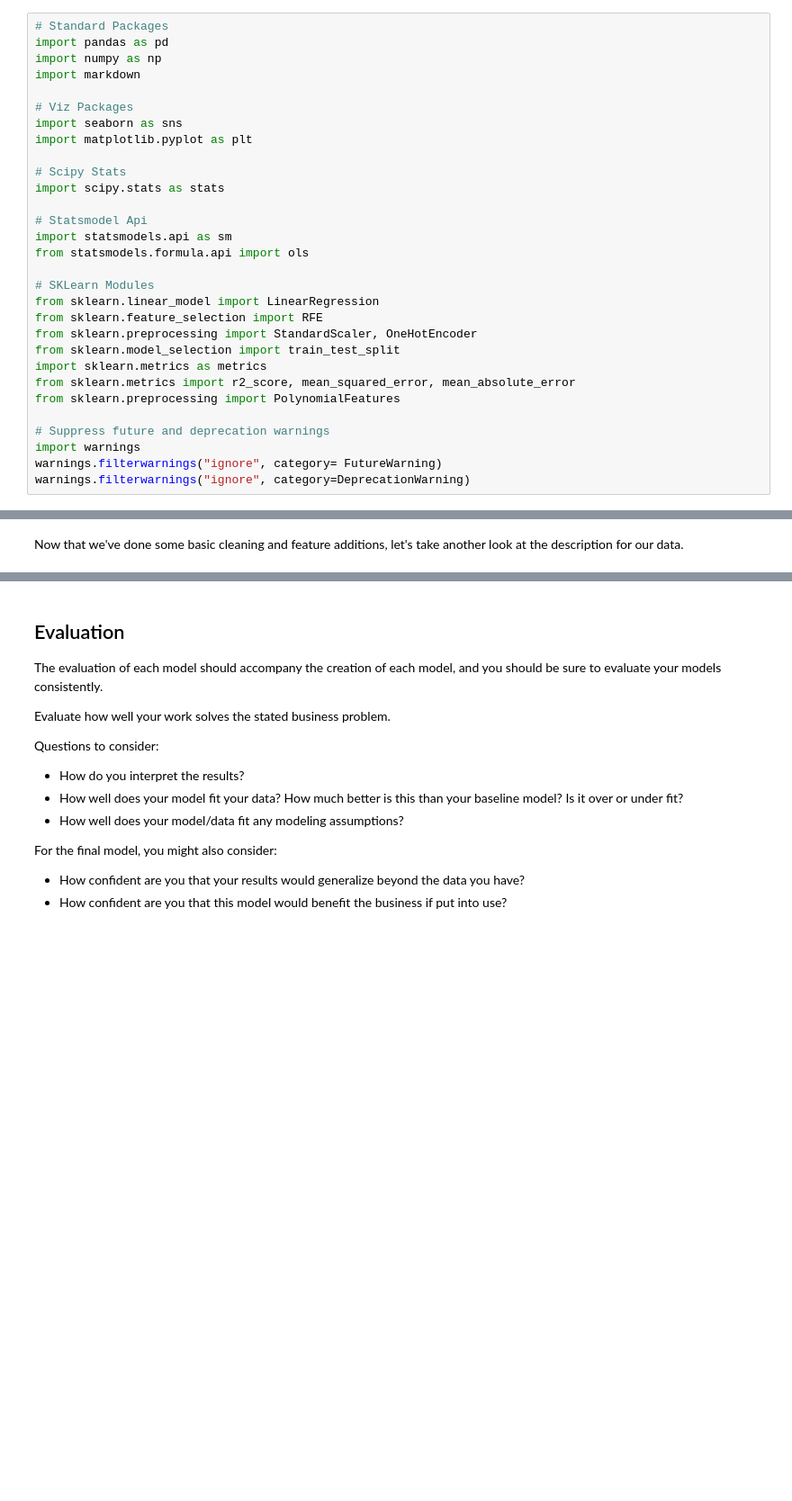
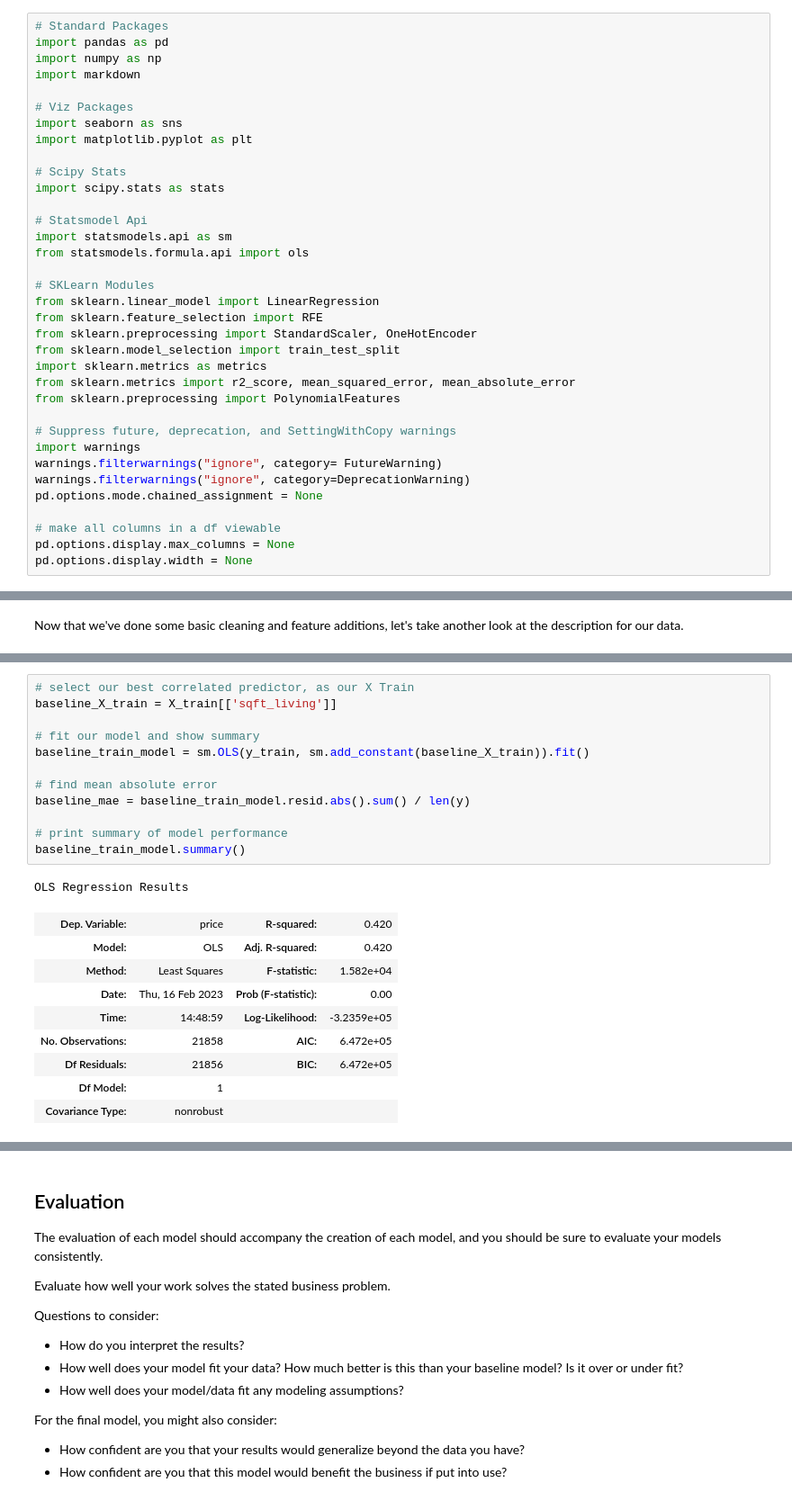
Before and after one commit to emgerber88/Kings-County-Real-Estate-analysis-NAEG, a Jupyter notebook: King_County_Analysis_Notebook.ipynb, the cells around one changed output, grey strips where cells are left out. Shown: that part at 90% size. Cells and saved outputs as stored; diff of their text form; blank space fills up the shorter version.

```diff
--- a/King_County_Analysis_Notebook.ipynb
+++ b/King_County_Analysis_Notebook.ipynb
@@ -45,10 +45,15 @@ import sklearn.metrics as metrics
 from sklearn.metrics import r2_score, mean_squared_error, mean_absolute_error
 from sklearn.preprocessing import PolynomialFeatures
 
-# Suppress future and deprecation warnings
+# Suppress future, deprecation, and SettingWithCopy warnings
 import warnings
 warnings.filterwarnings("ignore", category= FutureWarning)
 warnings.filterwarnings("ignore", category=DeprecationWarning)
+pd.options.mode.chained_assignment = None
+
+# make all columns in a df viewable
+pd.options.display.max_columns = None
+pd.options.display.width = None
 # %%
 hd = pd.read_csv("data/kc_house_data.csv")
 f = open('data/column_names.md', 'r')
@@ -277,0 +347,23 @@ Questions to consider:
+# %%
+# select our best correlated predictor, as our X Train
+baseline_X_train = X_train[['sqft_living']]
+
+# fit our model and show summary
+baseline_train_model = sm.OLS(y_train, sm.add_constant(baseline_X_train)).fit()
+
+# find mean absolute error
+baseline_mae = baseline_train_model.resid.abs().sum() / len(y)
+
+# print summary of model performance
+baseline_train_model.summary()
+# %% [output]
+OLS Regression Results
+| Dep. Variable: | price | R-squared: | 0.420 |
+| Model: | OLS | Adj. R-squared: | 0.420 |
+| Method: | Least Squares | F-statistic: | 1.582e+04 |
+| Date: | Thu, 16 Feb 2023 | Prob (F-statistic): | 0.00 |
+| Time: | 14:48:59 | Log-Likelihood: | -3.2359e+05 |
+| No. Observations: | 21858 | AIC: | 6.472e+05 |
+| Df Residuals: | 21856 | BIC: | 6.472e+05 |
+| Df Model: | 1 |  |  |
+| Covariance Type: | nonrobust |  |  |
```
Also changed, not shown: parts of 54 cells of this notebook, 1 other file.
